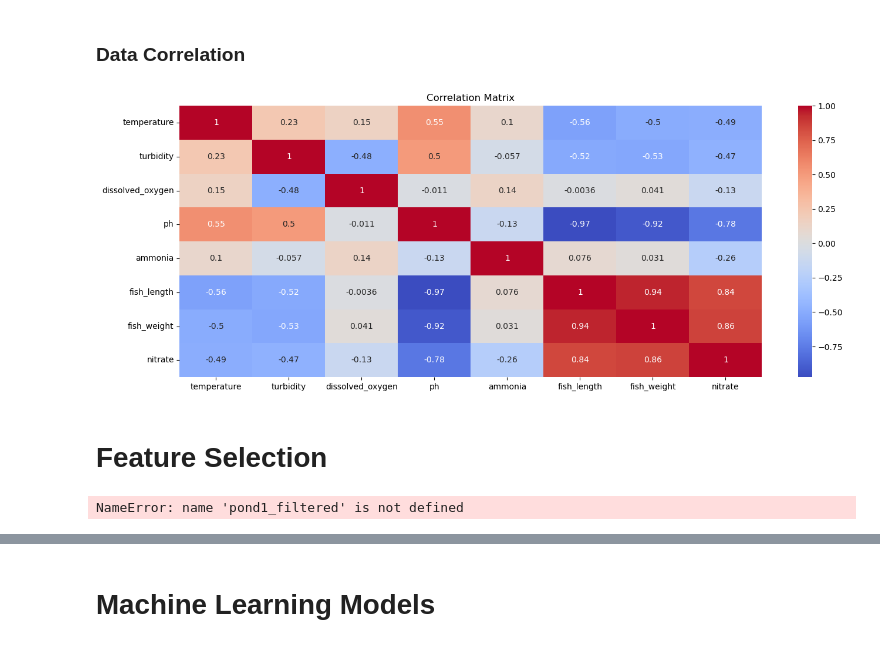
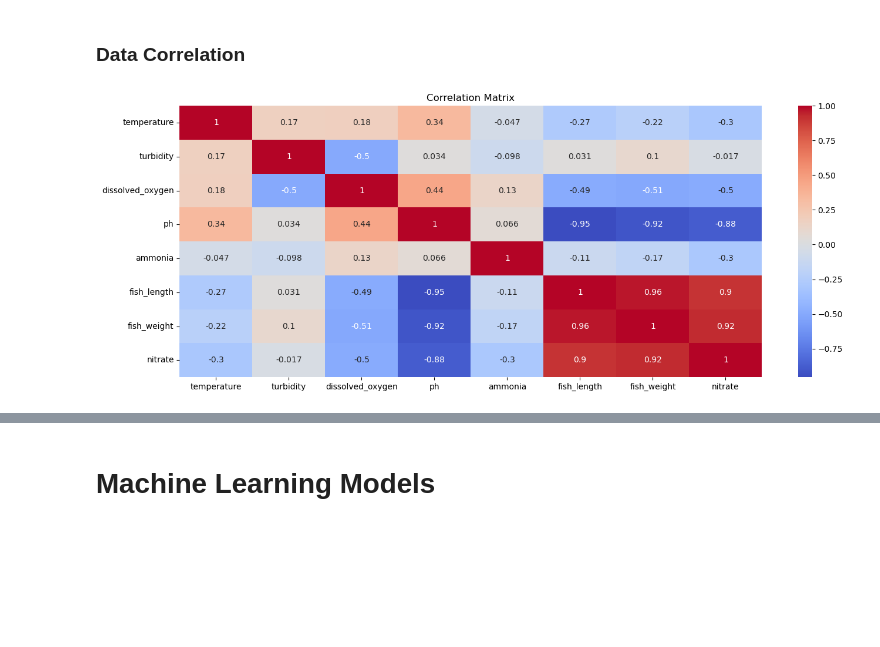
Before and after one commit to apadin-usd/AAI-530-04-Final-Project-Group-4, a Jupyter notebook: notebook/IoT-Based Aquaponics Fish Pond System.ipynb, the cells around one changed output, grey strips where cells are left out. Drawn from its saved outputs; the diff is of its cells as text; code cells hidden in the pictures; blank space fills up the shorter version.

```diff
--- a/notebook/IoT-Based Aquaponics Fish Pond System.ipynb
+++ b/notebook/IoT-Based Aquaponics Fish Pond System.ipynb
@@ -91,22 +112,3 @@ pond1['created_at'] = pd.to_datetime(pond1['created_at'],
 print(f"Rows with invalid dates: { pond1['created_at'].isna().sum() }")
 # %% [output]
 Rows with invalid dates: 0
-# %%
-# rename columns for easy reference
-pond1.rename(columns={
-    'created_at': 'datetime',
-    'Temperature (C)': 'temperature',
-    'Turbidity(NTU)': 'turbidity',
-    'Dissolved Oxygen(g/ml)': 'dissolved_oxygen',
-    'PH':'ph',
-    'Ammonia(g/ml)': 'ammonia',
-    'Nitrate(g/ml)': 'nitrate',
-    'Population': 'population',
-    'Fish_Length(cm)': 'fish_length',
-    'Fish_Weight(g)': 'fish_weight'
-}, inplace=True)
-
-# set 'datetime' as the index for time-series analysis
-pond1.set_index('datetime', inplace=True)
-
-print(f"Renamed columns: { pond1.columns.tolist() }")
@@ -293,0 +295,8 @@ memory usage: 7.0 MB
+# %%
+# creates a df with uniform intervals of 1 minute frequency
+time_range = pd.DataFrame({'datetime': pd.date_range(start=pond1_cleaned['datetime'].min(),
+                                                          end=pond1_cleaned['datetime'].max(),
+                                                          freq='1T')})  # 1 minute intervals
+
+pond1_fixed = pd.merge(time_range, pond1_cleaned, on='datetime', how='left') # merge with the original pond1 dataset
+pond1_fixed.interpolate(method='linear', inplace=True)  # fill NaN values with interpolation
@@ -369,25 +360,12 @@ plt.show()
 ### Data Correlation
 # %%
 # compute correlation matrix
-corr_matrix = pond1_cleaned[vars].corr()
+corr_matrix = pond1_fixed[vars].corr()
 
 # display heatmap
 plt.figure(figsize=(16, 6))
 sns.heatmap(corr_matrix, annot=True, cmap="coolwarm")
 plt.title("Correlation Matrix")
 plt.show()
 # %% [output]
-[figure, old version]
+[figure, new version]
-# %% [markdown]
-# Feature Selection
-# %%
-features_for_prediction = ['temperature', 'turbidity', 'dissolved_oxygen', 'ph', 'ammonia','nitrate']
-corr_matrix = pond1_filtered[features_for_prediction].corr()
-
-# display heatmap
-plt.figure(figsize=(16, 6))
-sns.heatmap(corr_matrix, annot=True, cmap="coolwarm")
-plt.title("Correlation Matrix")
-plt.show()
-# %% [output]
-NameError: name 'pond1_filtered' is not defined
```
Also changed, not shown: parts of 71 cells of this notebook.
